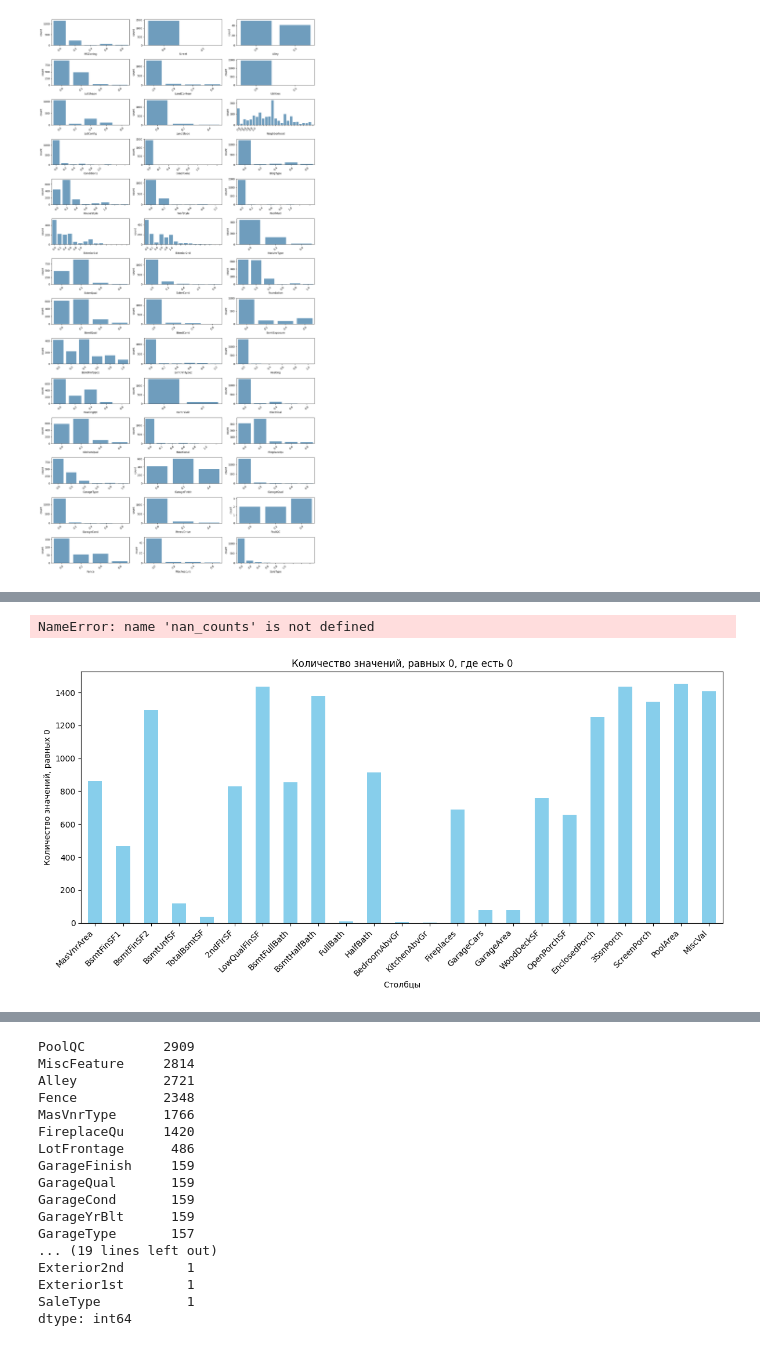
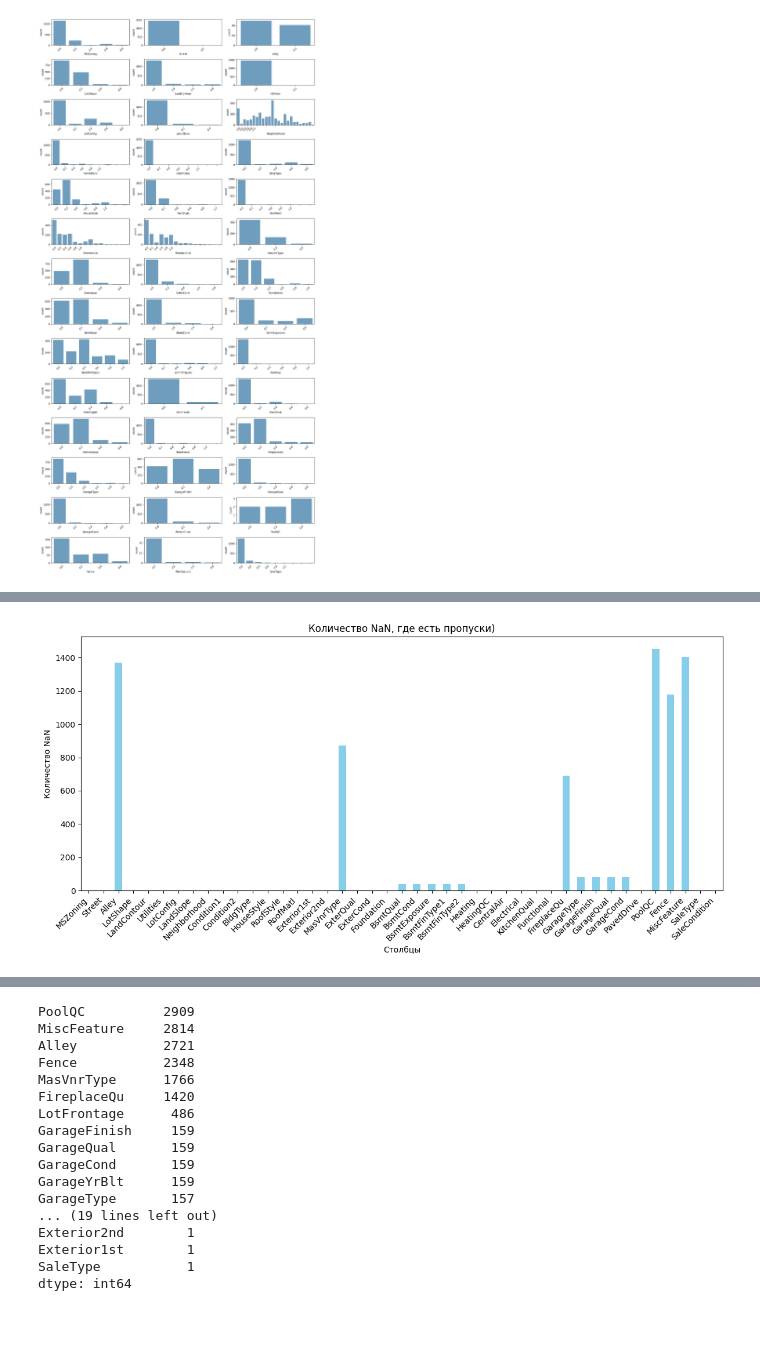
Before and after one commit to IvT-DS/caggle_house_pricing, a Jupyter notebook: main.ipynb, the cells around one changed output, grey strips where cells are left out. Saved outputs shown, nothing was run; the diff lists cells and outputs as text; code cells hidden in the pictures.

```diff
--- a/main.ipynb
+++ b/main.ipynb
@@ -158,28 +169,26 @@ plt.show()
 # %%
-nan_counts = nan_counts[nan_counts > 0]
+nan_counts = df_train.isna().sum()
 
 # Построение столбчатой диаграммы
 plt.figure(figsize=(12, 6))
 nan_counts.plot(kind='bar', color='skyblue')
 plt.title('Количество NaN, где есть пропуски)')
 plt.xlabel('Столбцы')
 plt.ylabel('Количество NaN')
 plt.xticks(rotation=45, ha='right')
 plt.tight_layout()
 plt.show();
 # %% [output]
-NameError: name 'nan_counts' is not defined
+[figure, added]
 # %%
-zero_counts = (df_train == 0).sum()
-zero_counts = zero_counts[zero_counts > 0]
-plt.figure(figsize=(12, 6))
-zero_counts.plot(kind='bar', color='skyblue')
-plt.title('Количество значений, равных 0, где есть 0')
-plt.xlabel('Столбцы')
-plt.ylabel('Количество значений, равных 0')
-plt.xticks(rotation=45, ha='right')
-plt.tight_layout()
-plt.show()
+# zero_counts = (df_train == 0).sum()
+# zero_counts = zero_counts[zero_counts > 0]
+# plt.figure(figsize=(12, 6))
+# zero_counts.plot(kind='bar', color='skyblue')
+# plt.title('Количество значений, равных 0, где есть 0')
+# plt.xlabel('Столбцы')
+# plt.ylabel('Количество значений, равных 0')
+# plt.xticks(rotation=45, ha='right')
+# plt.tight_layout()
+# plt.show()
-# %% [output]
-[figure, removed]
 # %%
```
Also changed, not shown: parts of 39 cells of this notebook.
